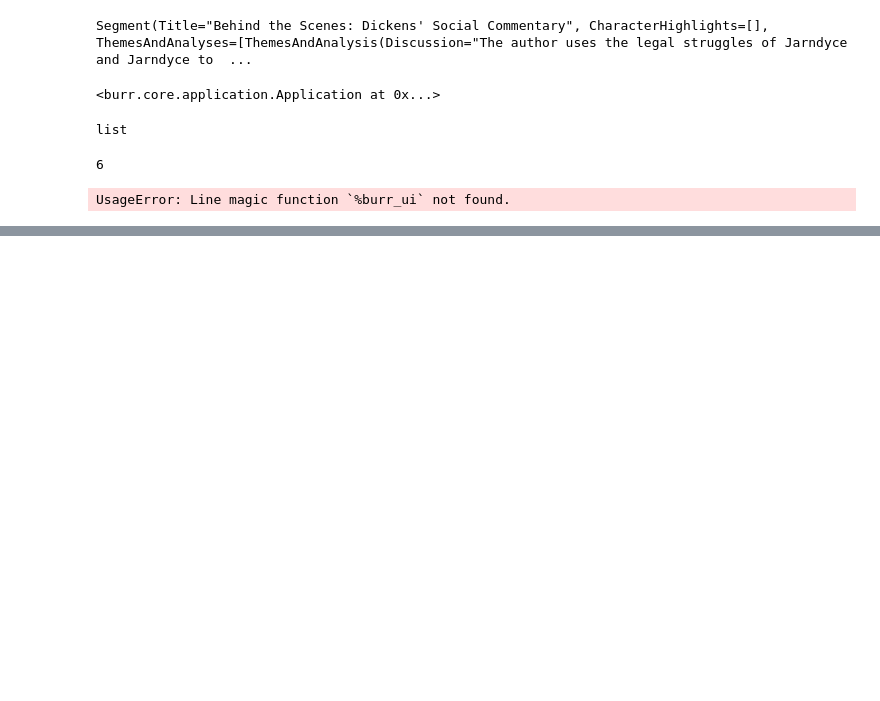
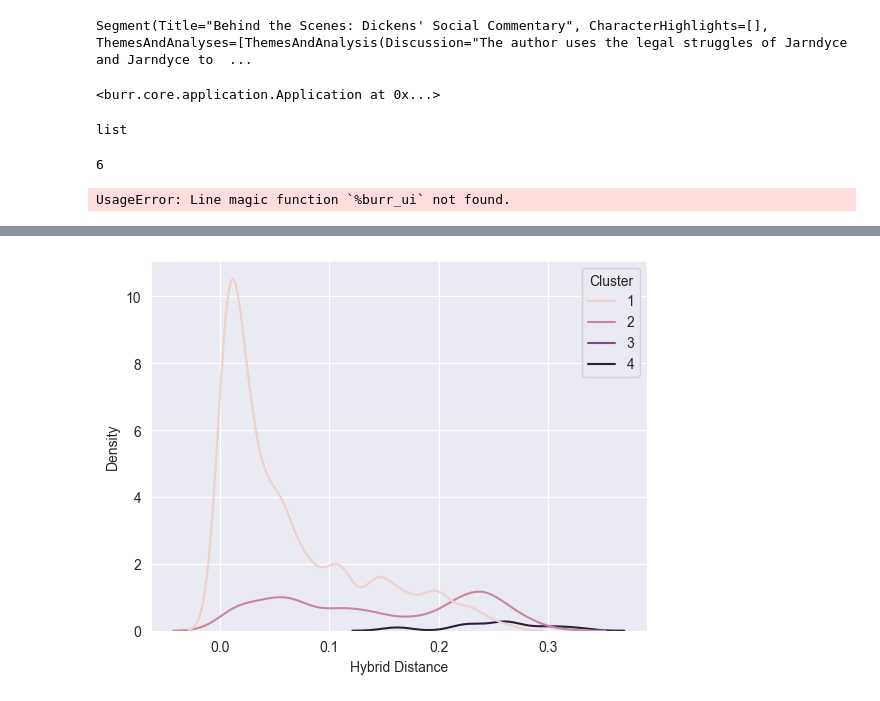
Before and after one commit to cbrew/BleakHouse, a Jupyter notebook: BleakHouse.ipynb, the cells around one changed output, grey strips where cells are left out. Saved outputs shown, nothing was run; the diff lists cells and outputs as text; code cells hidden in the pictures; blank space fills up the shorter version.

```diff
--- a/BleakHouse.ipynb
+++ b/BleakHouse.ipynb
@@ -760,0 +811,6 @@ UsageError: Line magic function `%burr_ui` not found.
+# %%
+fig = sns.kdeplot(data=scores,x="Hybrid Distance",
+                  hue="Cluster",
+                  bw_adjust=0.5)
+# %% [output]
+[figure, added]
```
Also changed, not shown: parts of 7 cells of this notebook, 12 other files.
